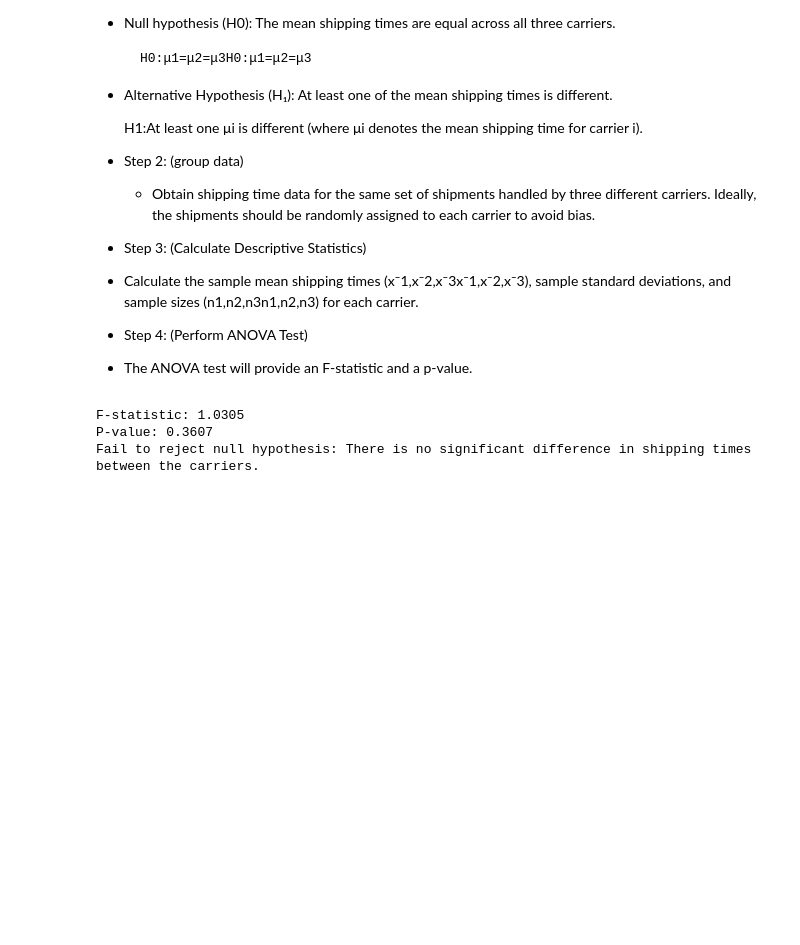
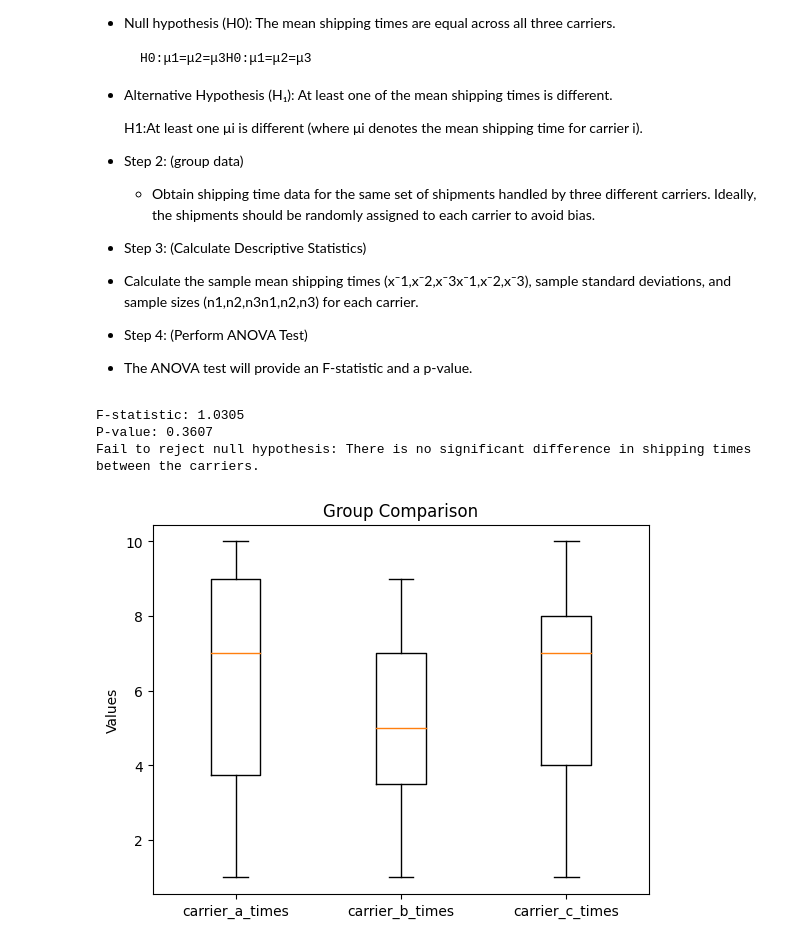
Before and after one commit to Gowtham933/Supply-chain-Data-Analysis-Project, a Jupyter notebook: Hypothesis_testing.ipynb, the cells around one changed output. Cells and saved outputs as stored; diff of their text form; code cells hidden in the pictures; blank space fills up the shorter version.

```diff
--- a/Hypothesis_testing.ipynb
+++ b/Hypothesis_testing.ipynb
@@ -205,3 +205,13 @@ else:
 F-statistic: 1.0305
 P-value: 0.3607
 Fail to reject null hypothesis: There is no significant difference in shipping times between the carriers.
+# %%
+
+# Create a box plot to visualize the group differences
+data1 = [carrier_a_times, carrier_b_times, carrier_c_times]
+plt.boxplot(data1, labels=['carrier_a_times', 'carrier_b_times', 'carrier_c_times'])
+plt.title('Group Comparison')
+plt.ylabel('Values')
+plt.show()
+# %% [output]
+[figure, added]
```
Also changed, not shown: parts of 5 cells of this notebook.
